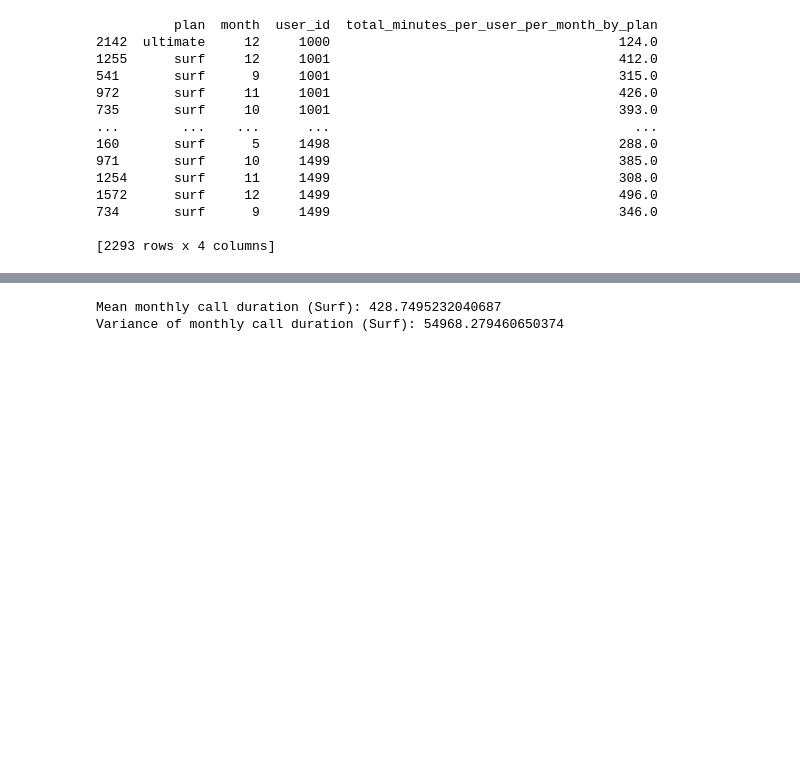
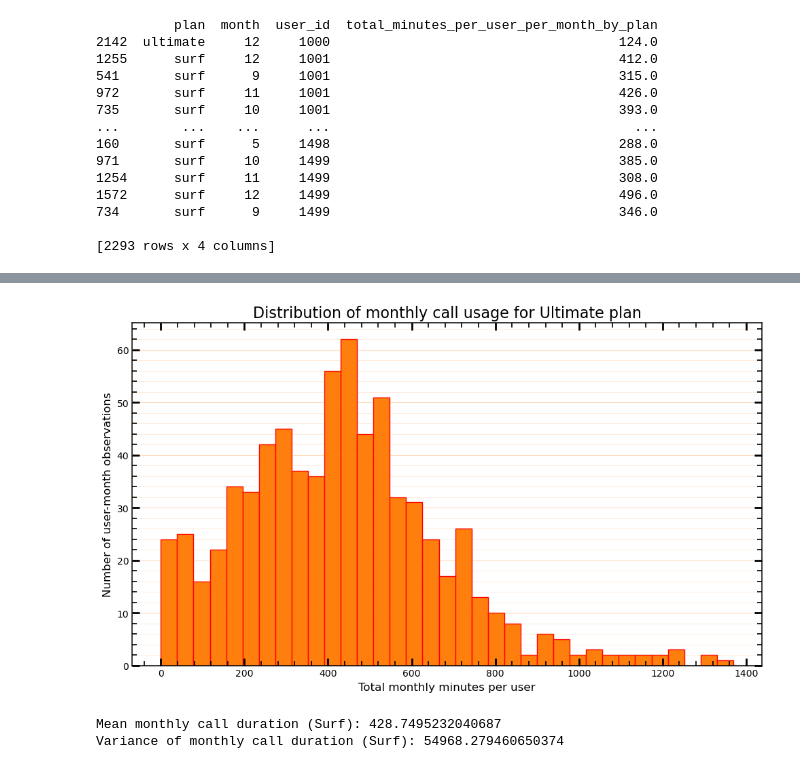
Before and after one commit to marcofrancohalsey/telecom-prepaid-plan-revenue-analysis, a Jupyter notebook: telecom_revenue_analysis.ipynb, the cells around one changed output, grey strips where cells are left out. Saved outputs shown, nothing was run; the diff lists cells and outputs as text; code cells hidden in the pictures; blank space fills up the shorter version.

```diff
--- a/telecom_revenue_analysis.ipynb
+++ b/telecom_revenue_analysis.ipynb
@@ -844,3 +923,52 @@ plt.show()
+# %%
+x = ultimate_total_min['total_minutes_per_user_per_month_by_plan']
+
+fig, ax = plt.subplots(figsize=(10, 6))
+
+ax.hist(
+    x,
+    bins=35,
+    edgecolor='red',
+    linewidth=1.0,
+    color='#FF7F0E',
+    alpha=1
+)
+
+ax.set_xlabel('Total monthly minutes per user', fontsize=12)
+ax.set_ylabel('Number of user-month observations', fontsize=12)
+ax.set_title('Distribution of monthly call usage for Ultimate plan', fontsize=16)
+
+for side in ['top', 'right', 'bottom', 'left']:
+    ax.spines[side].set_linewidth(1.1)
+
+ax.tick_params(labelsize=10)
+
+# Keep grid above bars as you specified
+ax.set_axisbelow(False)
+
+# Grid styling consistent with your histogram adjustment
+ax.grid(axis='y', which='major', linewidth=0.8, alpha=0.28, color="#FF7F0E")
+ax.grid(axis='y', which='minor', linewidth=0.5, alpha=0.2, color='#FF7F0E')
+
+ax.yaxis.set_minor_locator(AutoMinorLocator(2))
+
+setup_minor_ticks(
+    ax,
+    x_minor_divisions=5,
+    y_minor_divisions=5,
+    major=(8, 2),
+    minor=(5, 1.2),
+    sides=dict(top=True, right=True, bottom=True, left=True),
+    direction_top='in',
+    direction_bottom='in',
+    direction_left='in',
+    direction_right='in'
+)
+
+plt.tight_layout()
+plt.show()
+# %% [output]
+[figure, added]
 # %%
 # Calculate the mean and variance of monthly call duration.
 
```
Also changed, not shown: parts of 47 cells of this notebook, 2 other files.
